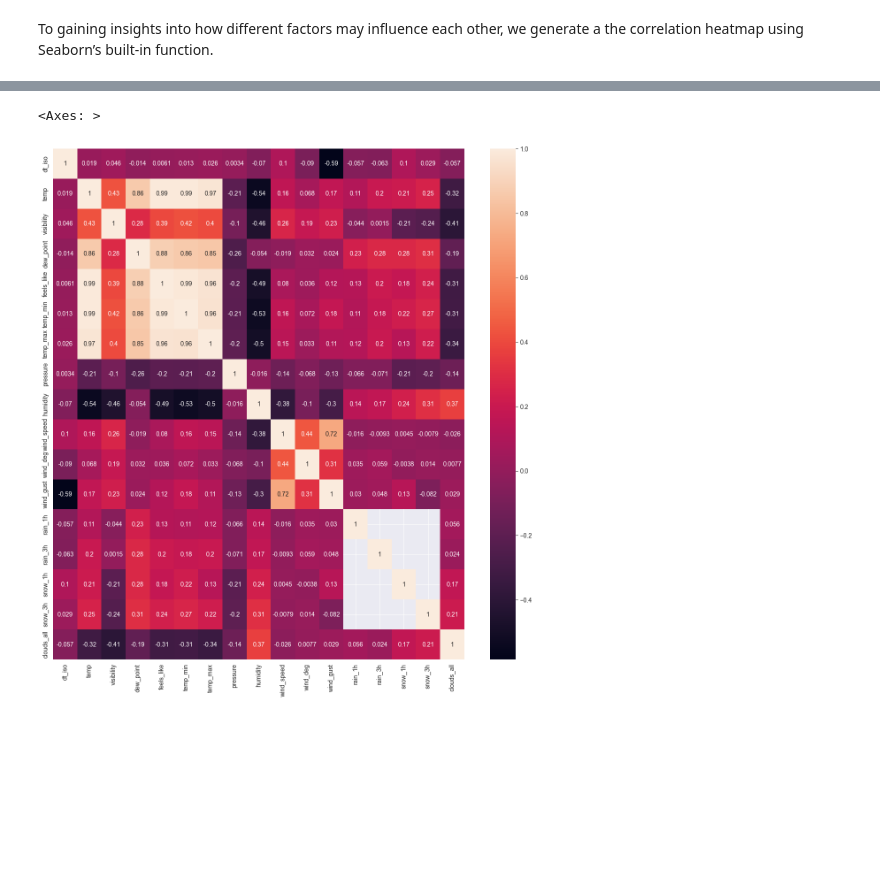
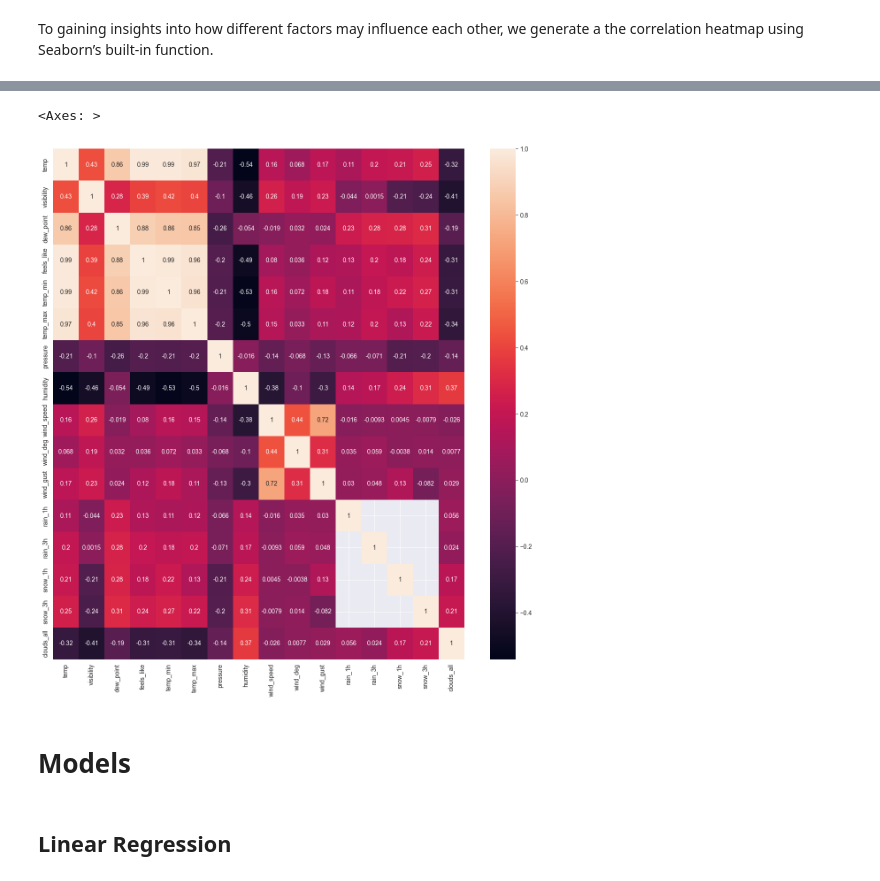
Before and after one commit to annvnt/tum-pads-weatherforcasting, a Jupyter notebook: main.ipynb, the cells around one changed output, grey strips where cells are left out. Drawn from its saved outputs; the diff is of its cells as text; code cells hidden in the pictures; blank space fills up the shorter version.

```diff
--- a/main.ipynb
+++ b/main.ipynb
@@ -740,10 +780,14 @@ To gaining insights into how different factors may influence each other, we gene
 # %%
-df_corr = cleaned_df[['dt_iso', 'temp', 'visibility', 'dew_point', 'feels_like', 'temp_min', 'temp_max', \
+df_corr = cleaned_df[[ 'temp', 'visibility', 'dew_point', 'feels_like', 'temp_min', 'temp_max', \
                       'pressure', 'humidity', 'wind_speed', 'wind_deg', 'wind_gust',\
                       'rain_1h', 'rain_3h', 'snow_1h', 'snow_3h', 'clouds_all'\
                       ]].corr()
 plt.figure(figsize = (15,15))
 sns.heatmap(df_corr, annot = True)
 # %% [output]
 <Axes: >
-[figure, old version]
+[figure, new version]
+# %% [markdown]
+# Models
+# %% [markdown]
+## Linear Regression
```
Also changed, not shown: parts of 26 cells of this notebook, 2 other files.
